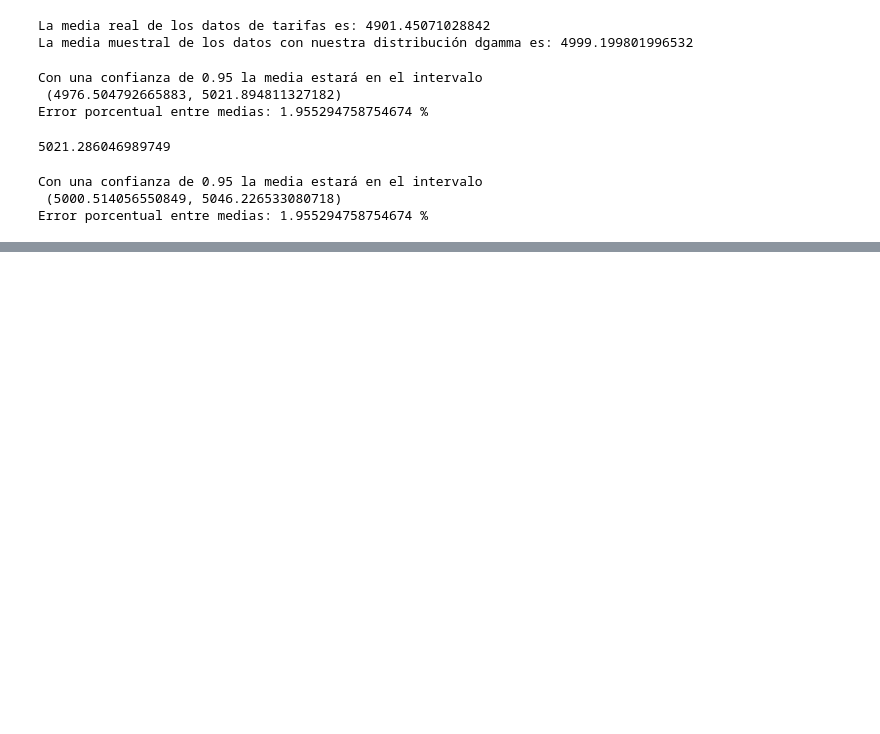
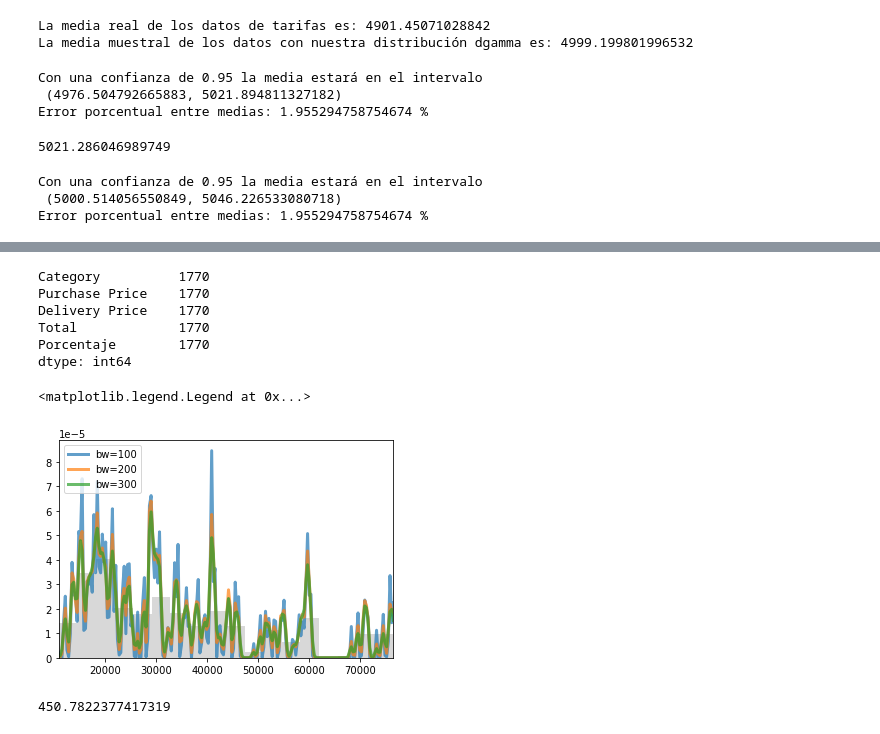
Before and after one commit to Jancope/ProyectoModulo1, a Jupyter notebook: ProyectoModulo1_PenaJ_OrtizJ (4).ipynb, the cells around one changed output, grey strips where cells are left out. Saved outputs shown, nothing was run; the diff lists cells and outputs as text; code cells hidden in the pictures; blank space fills up the shorter version.

```diff
--- a/ProyectoModulo1_PenaJ_OrtizJ (4).ipynb
+++ b/ProyectoModulo1_PenaJ_OrtizJ (4).ipynb
@@ -803,0 +811,3 @@ Error porcentual entre medias: 1.955294758754674 %
+# %%
+postres = data['Category'] == "Postres · Desayunos"
+postres.head()
@@ -803,0 +821,3 @@ Error porcentual entre medias: 1.955294758754674 %
+# %%
+post = data[postres]
+post.head()
@@ -803,0 +831,30 @@ Error porcentual entre medias: 1.955294758754674 %
+# %%
+post.count()
+# %% [output]
+Category          1770
+Purchase Price    1770
+Delivery Price    1770
+Total             1770
+Porcentaje        1770
+dtype: int64
+# %%
+minimo=post["Total"].min()
+maximo=post["Total"].max()
+# %%
+x_grid=np.linspace(minimo, maximo, 200)
+fig, ax = plt.subplots()
+for bandwidth in [100, 200, 300]:
+    ax.plot(x_grid, kde_sklearn(post["Total"], x_grid, bandwidth=bandwidth),
+            label='bw={0}'.format(bandwidth), linewidth=3, alpha=0.7)
+ax.hist(post["Total"], 18, fc='gray', histtype='stepfilled', alpha=0.3, density=True)
+ax.set_xlim(minimo, maximo)
+ax.legend(loc='upper left')
+# %% [output]
+<matplotlib.legend.Legend at 0x...>
+[figure, added]
+# %%
+opt = kde_sklearn(post["Total"],x_grid)
+opt = max(opt)*100000
+opt
+# %% [output]
+450.7822377417319
```
Also changed, not shown: parts of 17 cells of this notebook.
